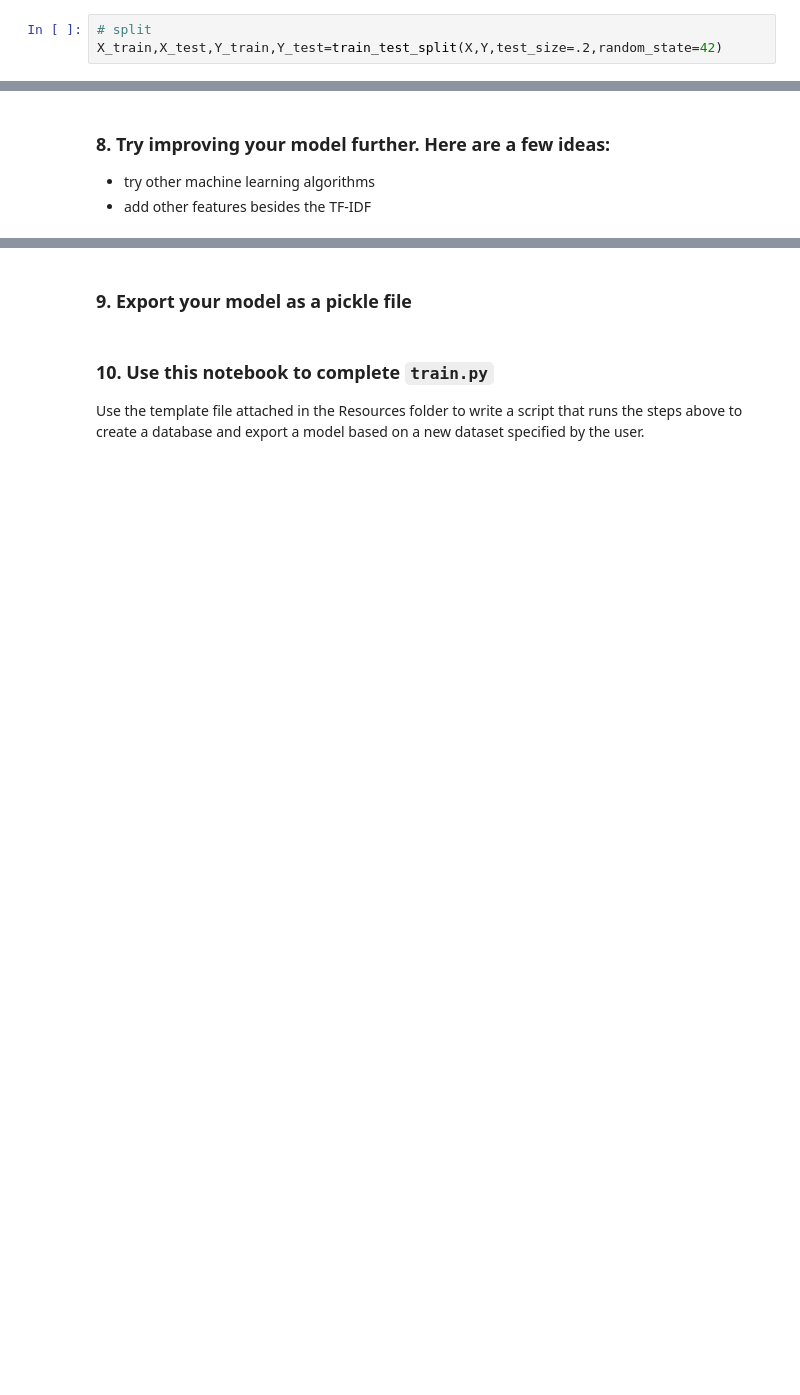
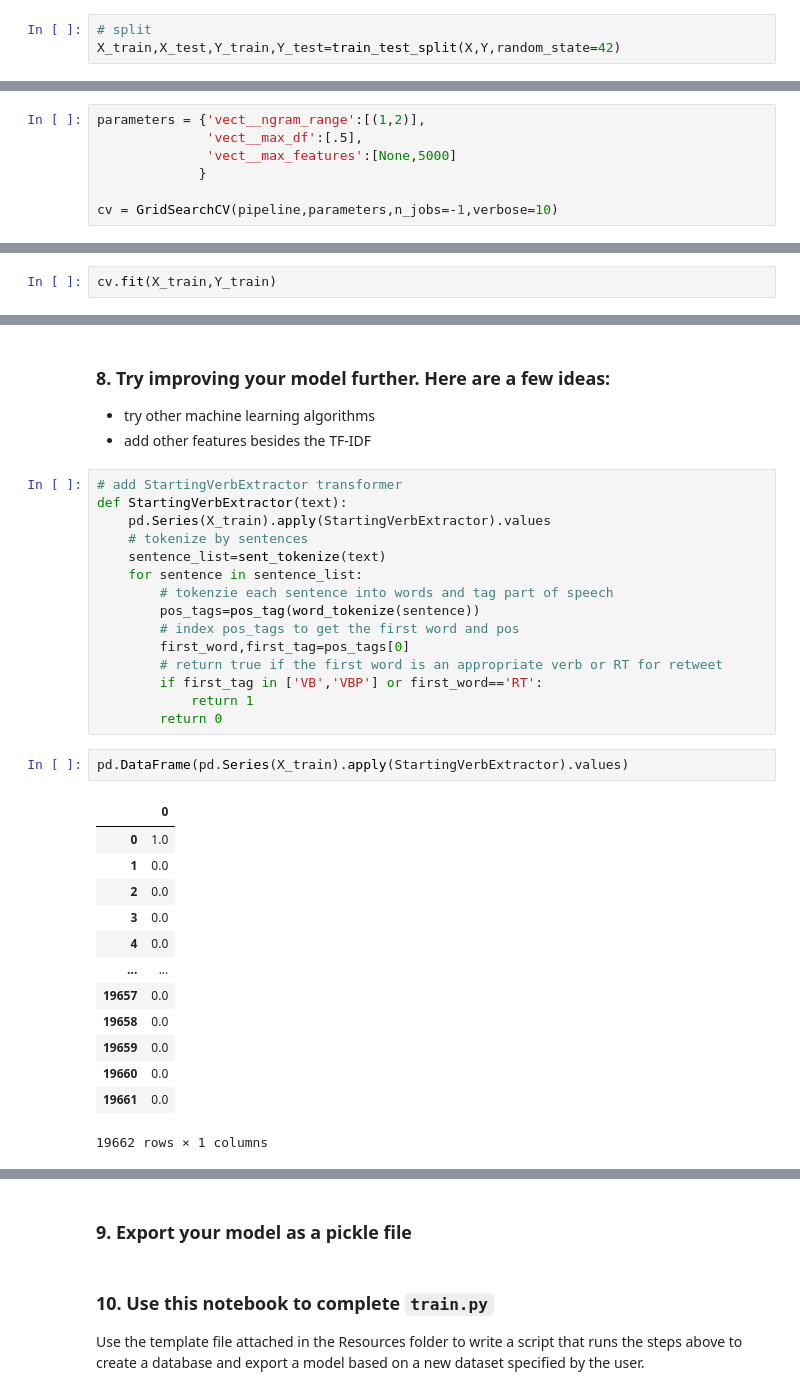
Before and after one commit to victorlifan/Disaster-Response-Pipelines, a Jupyter notebook: ML Pipeline Preparation.ipynb, the cells around one changed output, grey strips where cells are left out. Saved outputs shown, nothing was run; the diff lists cells and outputs as text; blank space fills up the shorter version.

Commit message:
work on part 8

```diff
--- a/ML Pipeline Preparation.ipynb
+++ b/ML Pipeline Preparation.ipynb
@@ -59,7 +63,7 @@ pipeline = Pipeline([('vect',CountVectorizer(tokenizer=tokenize)),
 - Train pipeline
 # %%
 # split
-X_train,X_test,Y_train,Y_test=train_test_split(X,Y,test_size=.2,random_state=42)
+X_train,X_test,Y_train,Y_test=train_test_split(X,Y,random_state=42)
 # %%
 # train
 pipeline.fit(X_train,Y_train)
@@ -120,5 +181,14 @@ cv =
+# %%
+parameters = {'vect__ngram_range':[(1,2)],
+              'vect__max_df':[.5],
+              'vect__max_features':[None,5000]
+             }
+
+cv = GridSearchCV(pipeline,parameters,n_jobs=-1,verbose=10)
 # %% [markdown]
 ### 7. Test your model
 Show the accuracy, precision, and recall of the tuned model.
 
 Since this project focuses on code quality, process, and  pipelines, there is no minimum performance metric needed to pass. However, make sure to fine tune your models for accuracy, precision and recall to make your project stand out - especially for your portfolio!
+# %%
+cv.fit(X_train,Y_train)
@@ -126,3 +315,34 @@ Since this project focuses on code quality, process, and  pipelines, there is no
 ### 8. Try improving your model further. Here are a few ideas:
 * try other machine learning algorithms
 * add other features besides the TF-IDF
+# %%
+# add StartingVerbExtractor transformer
+def StartingVerbExtractor(text):
+    pd.Series(X_train).apply(StartingVerbExtractor).values
+    # tokenize by sentences
+    sentence_list=sent_tokenize(text)
+    for sentence in sentence_list:
+        # tokenzie each sentence into words and tag part of speech
+        pos_tags=pos_tag(word_tokenize(sentence))
+        # index pos_tags to get the first word and pos
+        first_word,first_tag=pos_tags[0]
+        # return true if the first word is an appropriate verb or RT for retweet
+        if first_tag in ['VB','VBP'] or first_word=='RT':
+            return 1
+        return 0
+# %%
+pd.DataFrame(pd.Series(X_train).apply(StartingVerbExtractor).values)
+# %% [output]
+|  | 0 |
+| 0 | 1.0 |
+| 1 | 0.0 |
+| 2 | 0.0 |
+| 3 | 0.0 |
+| 4 | 0.0 |
+| ... | ... |
+| 19657 | 0.0 |
+| 19658 | 0.0 |
+| 19659 | 0.0 |
+| 19660 | 0.0 |
+| 19661 | 0.0 |
+19662 rows × 1 columns
```
Also changed, not shown: parts of 18 cells of this notebook.
